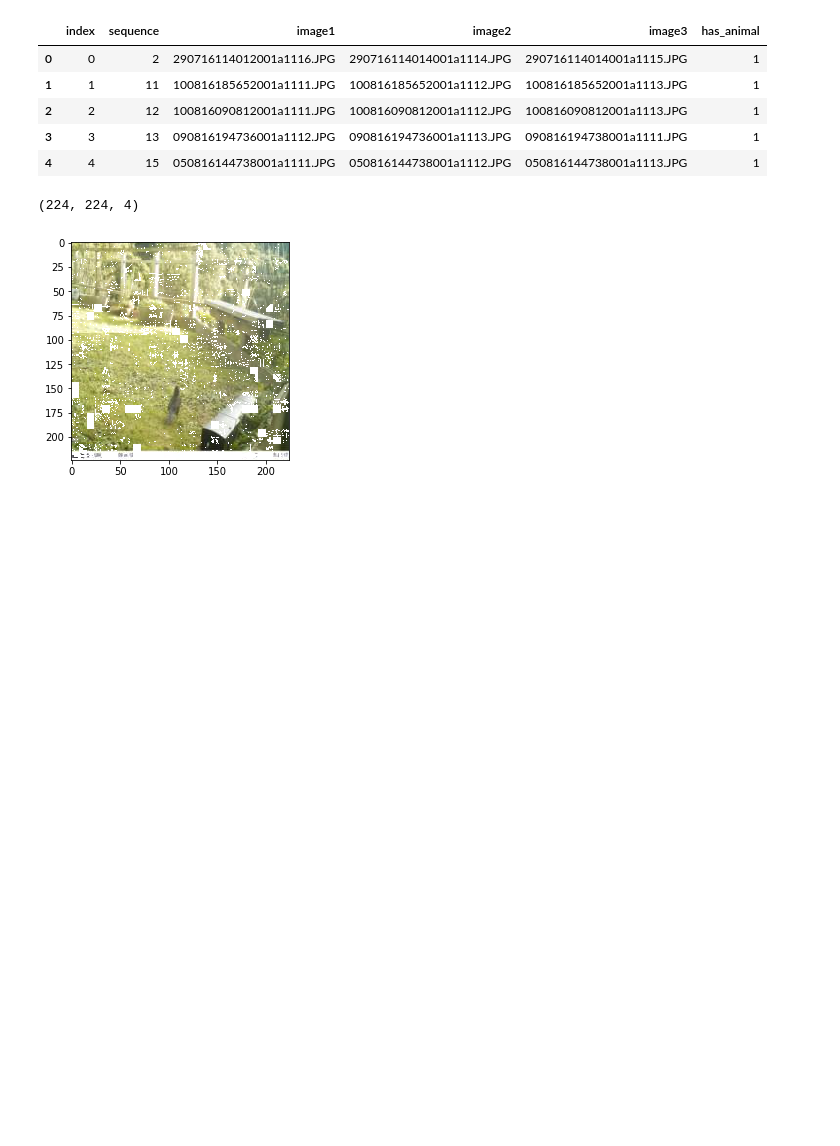
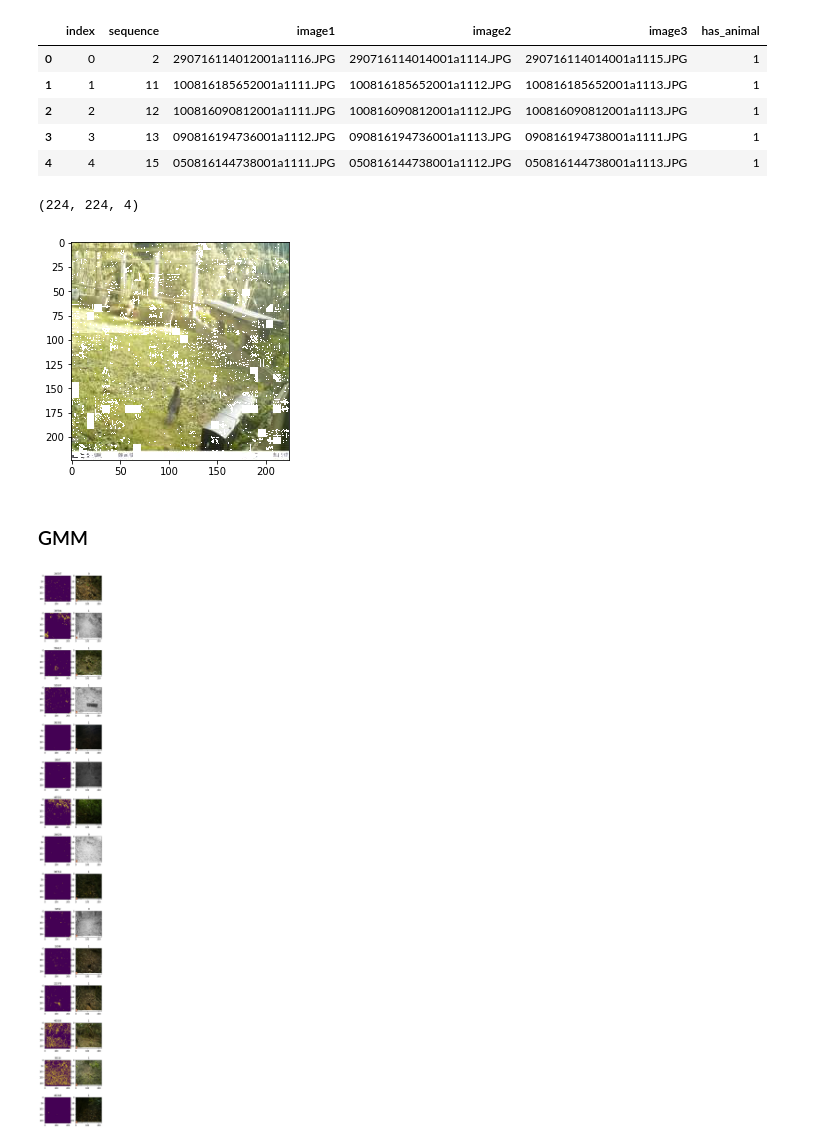
Before and after one commit to bhuvi3/camera_trap_animal_classification, a Jupyter notebook: code/background_detection_analysis.ipynb, the cells around one changed output. Saved outputs shown, nothing was run; the diff lists cells and outputs as text; code cells hidden in the pictures; blank space fills up the shorter version.

Commit message:
Finalized background subtraction model

```diff
--- a/code/background_detection_analysis.ipynb
+++ b/code/background_detection_analysis.ipynb
@@ -153,3 +156,30 @@ get_difference_image(pivoted_train_data.loc[43756])
 # %% [output]
 (224, 224, 4)
 [figure]
+# %% [markdown]
+### GMM
+# %%
+def get_mask(data_row):
+    img1 = imread(os.path.join("../data/images/images-resized/", data_row.image1))
+    img2 = imread(os.path.join("../data/images/images-resized/", data_row.image2))
+    img3 = imread(os.path.join("../data/images/images-resized/", data_row.image3))
+
+    fgbg = cv2.createBackgroundSubtractorMOG2()
+
+    frames = [img1, img2, img3]
+
+    for frame in frames:
+        fgmask = fgbg.apply(frame)
+
+    return fgmask
+# %%
+plt.figure(figsize=(5, 50))
+for idx, filename in pivoted_train_data.sample(15).reset_index().iterrows():
+    ax = plt.subplot(15, 2, (2 * idx) + 1)
+    plt.imshow(get_mask(filename))
+    plt.title(str(filename['index']))
+    ax = plt.subplot(15, 2, 2 * (idx + 1))
+    plt.imshow(imread(os.path.join('../data/images/images-resized', filename.image1)))
+    plt.title(str(filename['has_animal']))
+# %% [output]
+[figure, added]
```
Also changed, not shown: parts of 5 cells of this notebook.
